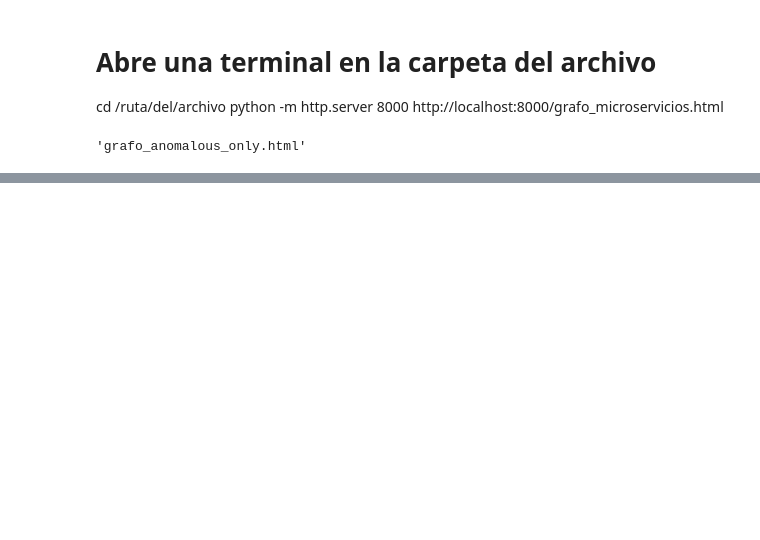
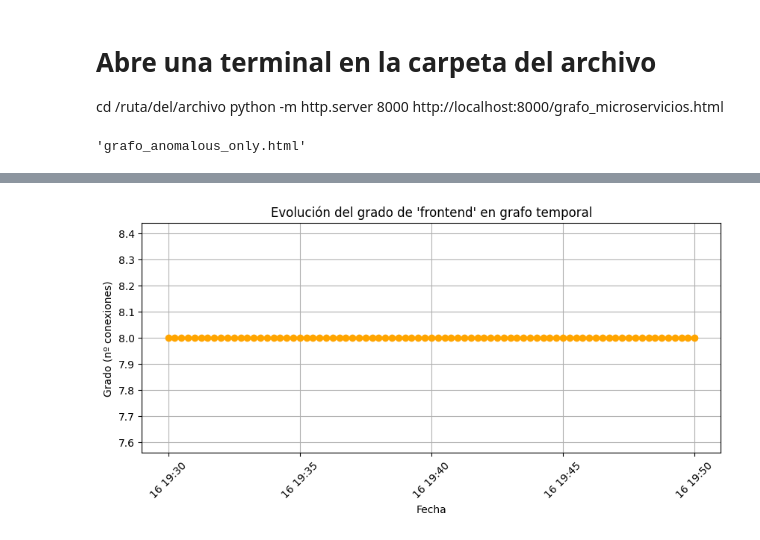
Before and after one commit to MartinLunaAguado/Analisys-of-Istio-Online-Boutique-ML-, a Jupyter notebook: work2.ipynb, the cells around one changed output, grey strips where cells are left out. Saved outputs shown, nothing was run; the diff lists cells and outputs as text; code cells hidden in the pictures; blank space fills up the shorter version.

```diff
--- a/work2.ipynb
+++ b/work2.ipynb
@@ -494,0 +643,19 @@ output_path
+# %%
+# --- Grafo temporal ---
+g_temporal = Graph.load_from_file("graphs/microservices_graph_enriched_temporal")
+times = []
+degrees = []
+for snapshot in g_temporal.node(node_name).history():
+    dt = datetime.fromtimestamp(int(snapshot) / 1000)
+    times.append(dt)
+    degrees.append(g_temporal.before(dt).node(node_name).degree())
+plt.figure(figsize=(10,4))
+plt.plot(times, degrees, marker="o", color="orange")
+plt.title(f"Evolución del grado de '{node_name}' en grafo temporal")
+plt.xlabel("Fecha")
+plt.ylabel("Grado (nº conexiones)")
+plt.xticks(rotation=45)
+plt.grid(True)
+plt.show()
+# %% [output]
+[figure, added]
```
Also changed, not shown: parts of 8 cells of this notebook, 18 other files.
